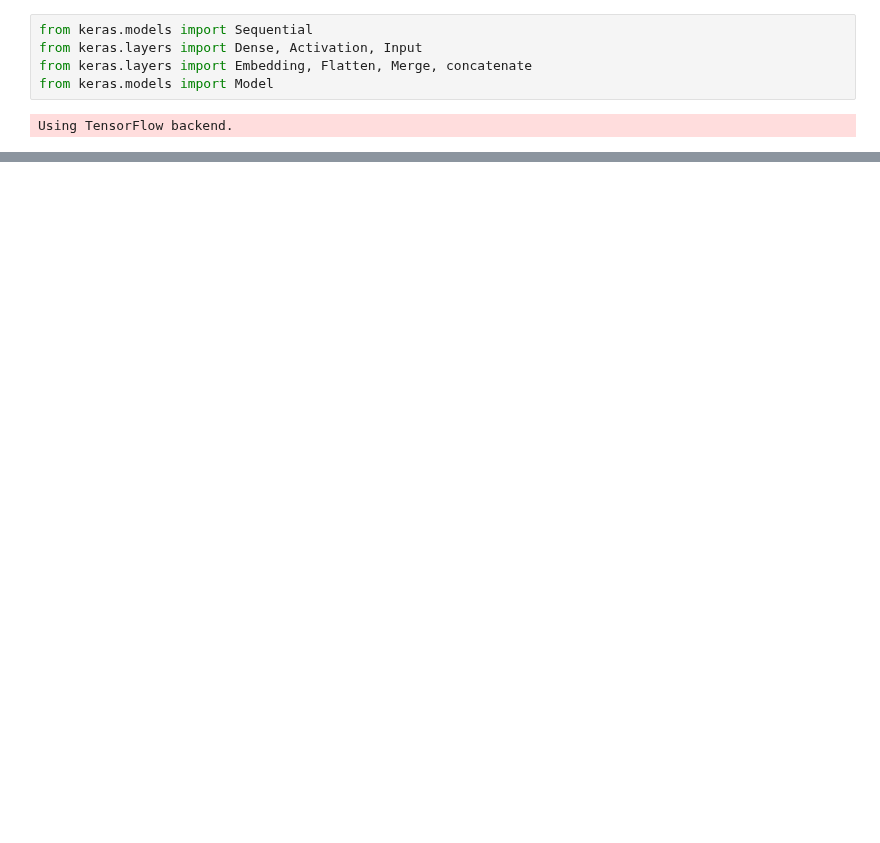
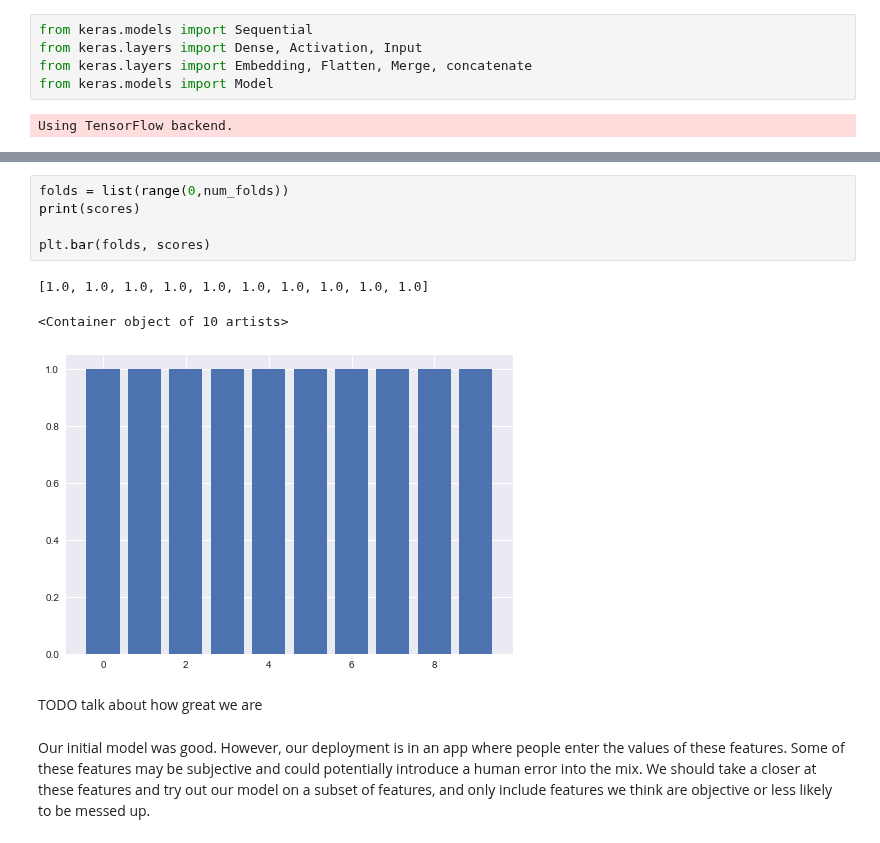
Before and after one commit to Thakugan/machine-learning-notebooks, a Jupyter notebook: 6-wide-and-deep-networks/mushroom-hunting.ipynb, the cells around one changed output, grey strips where cells are left out. Cells and saved outputs as stored; diff of their text form; blank space fills up the shorter version.

```diff
--- a/6-wide-and-deep-networks/mushroom-hunting.ipynb
+++ b/6-wide-and-deep-networks/mushroom-hunting.ipynb
@@ -395,0 +482,13 @@ Precision:  0.992042440318
+# %%
+folds = list(range(0,num_folds))
+print(scores)
+
+plt.bar(folds, scores)
+# %% [output]
+[1.0, 1.0, 1.0, 1.0, 1.0, 1.0, 1.0, 1.0, 1.0, 1.0]
+<Container object of 10 artists>
+[figure, added]
+# %% [markdown]
+TODO talk about how great we are
+# %% [markdown]
+Our initial model was good. However, our deployment is in an app where people enter the values of these features. Some of these features may be subjective and could potentially introduce a human error into the mix. We should take a closer at these features and try out our model on a subset of features, and only include features we think are objective or less likely to be messed up.
```
Also changed, not shown: parts of 13 cells of this notebook.
